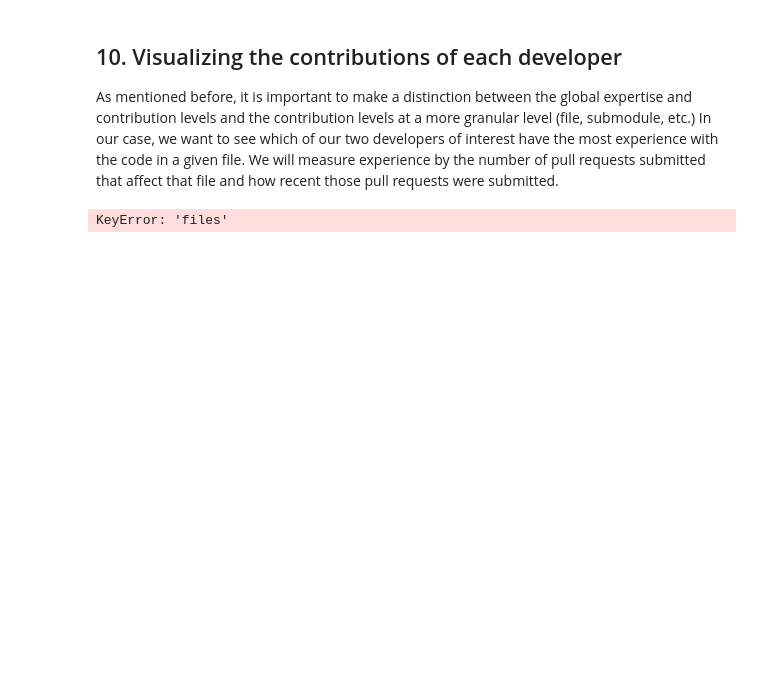
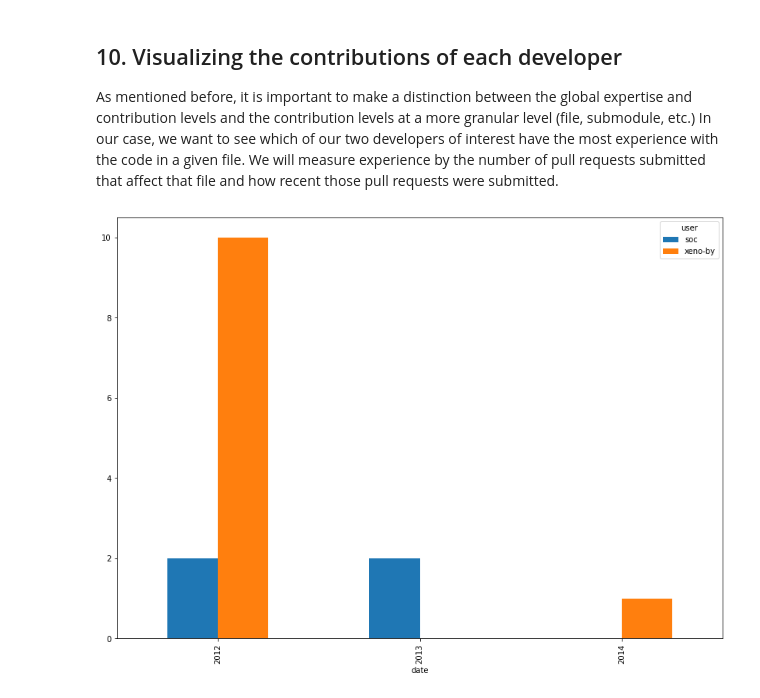
Before and after one commit to Az-Data/DataCamp-Guided-Projects, a Jupyter notebook: The GitHub history of the scala language/notebook.ipynb, the cells around one changed output. Cells and saved outputs as stored; diff of their text form; code cells hidden in the pictures; blank space fills up the shorter version.

```diff
--- a/The GitHub history of the scala language/notebook.ipynb
+++ b/The GitHub history of the scala language/notebook.ipynb
@@ -214,20 +225,21 @@ plt.show()
 # %%
 authors = ['xeno-by', 'soc']
 file = 'src/compiler/scala/reflect/reify/phases/Calculate.scala'
 
 # Select the pull requests submitted by the authors, from the `data` DataFrame
-by_author = pulls.loc[pulls['user'].isin(authors)]
+by_author = data.loc[data['user'].isin(authors)]
 
 # Select the pull requests that affect the file
-by_file = by_author.loc[by_author['files'] == file]
+by_file = by_author.loc[by_author['file'] == file]
 
 # Group and count the number of PRs done by each user each year
 grouped = by_file.groupby(['user', by_file['date'].dt.year]).count()['pid'].reset_index()
 
 # Transform the data into a wide format
 by_file_wide = grouped.pivot_table(index='date', columns='user', values='pid')
 
 # Plot the results
 by_file_wide.plot(kind='bar')
+plt.show()
 # %% [output]
-KeyError: 'files'
+[figure, added]
```
Also changed, not shown: parts of 4 cells of this notebook, 14 other files.
